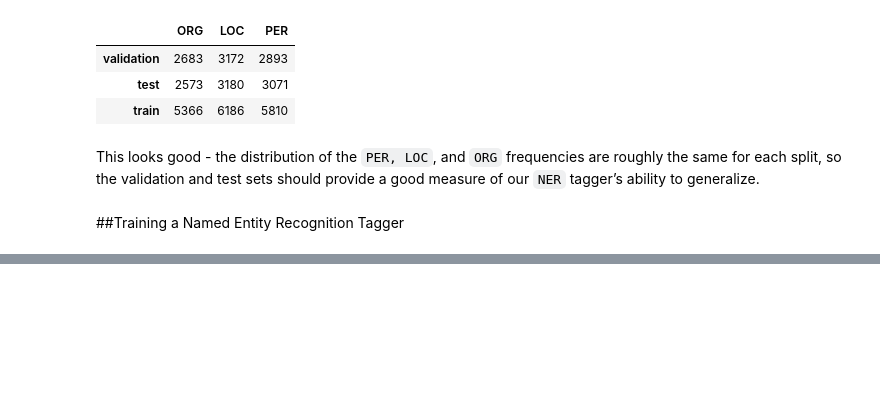
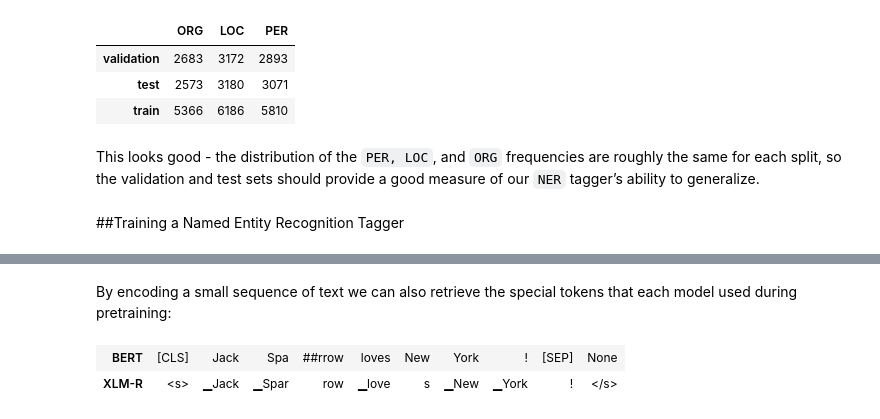
Before and after one commit to rahiakela/transformers-research-and-practice, a Jupyter notebook: natural-language-processing-with-transformers/04-multilingual-ner/multilingual_named_entity_recognition.ipynb, the cells around one changed output, grey strips where cells are left out. Cells and saved outputs as stored; diff of their text form; code cells hidden in the pictures; blank space fills up the shorter version.

```diff
--- a/natural-language-processing-with-transformers/04-multilingual-ner/multilingual_named_entity_recognition.ipynb
+++ b/natural-language-processing-with-transformers/04-multilingual-ner/multilingual_named_entity_recognition.ipynb
@@ -265,0 +305,19 @@ the validation and test sets should provide a good measure of our `NER` tagger
+# %%
+bert_model_name = "bert-base-cased"
+xlmr_model_name = "xlm-roberta-base"
+
+bert_tokenizer = AutoTokenizer.from_pretrained(bert_model_name)
+xlmr_tokenizer = AutoTokenizer.from_pretrained(xlmr_model_name)
+# %% [markdown]
+By encoding a small sequence of text we can also retrieve the special tokens that each model used during
+pretraining:
+# %%
+text = "Jack Sparrow loves New York!"
+bert_tokens = bert_tokenizer(text).tokens()
+xmlr_tokens = xlmr_tokenizer(text).tokens()
+# %%
+df = pd.DataFrame([bert_tokens, xmlr_tokens], ["BERT", "XLM-R"])
+display_df(df, header=None)
+# %% [output]
+| BERT | [CLS] | Jack | Spa | ##rrow | loves | New | York | ! | [SEP] | None |
+| XLM-R | <s> | ▁Jack | ▁Spar | row | ▁love | s | ▁New | ▁York | ! | </s> |
```
Also changed, not shown: parts of 6 cells of this notebook.
